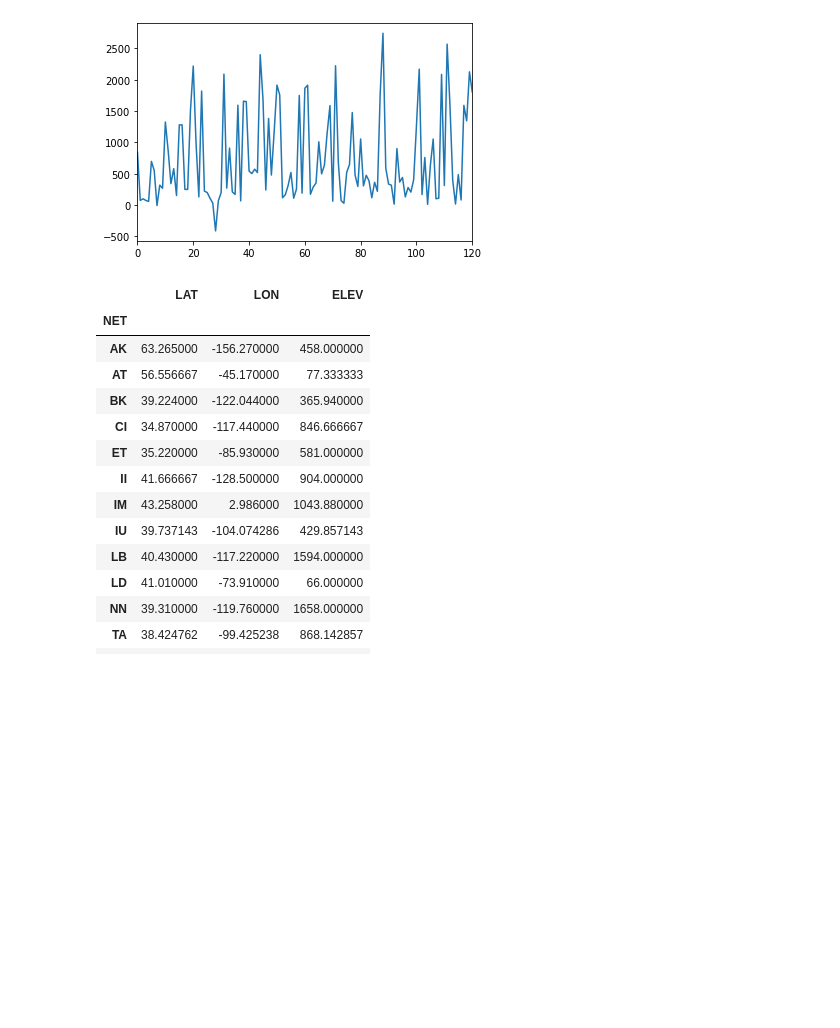
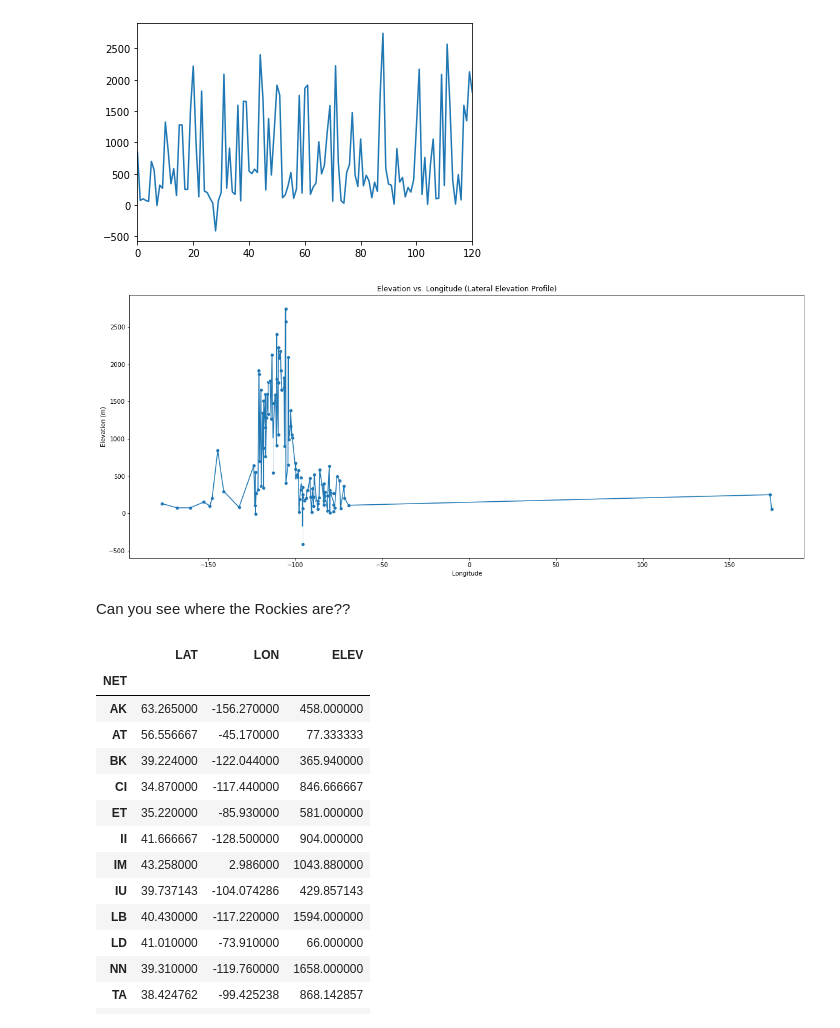
Before and after one commit to bdowdell/USArray_viz, a Jupyter notebook: nb/usarray_data_discovery.ipynb, the cells around one changed output. Cells and saved outputs as stored; diff of their text form; code cells hidden in the pictures; blank space fills up the shorter version.

Commit message:
Adds longitude vs. elevation plot

```diff
--- a/nb/usarray_data_discovery.ipynb
+++ b/nb/usarray_data_discovery.ipynb
@@ -264,6 +266,20 @@ df['ELEV'].plot()
 # %% [output]
 <matplotlib.axes._subplots.AxesSubplot at 0x...>
 [figure]
+# %%
+fig = plt.figure(figsize=(20,8))
+ax = fig.add_subplot()
+df_sorted_by_LON = df.sort_values(by='LON')
+sns.lineplot(x='LON', y='ELEV', data=df_sorted_by_LON)
+sns.scatterplot(x='LON', y='ELEV', data=df_sorted_by_LON)
+ax.set_xlabel('Longitude')
+ax.set_ylabel('Elevation (m)')
+ax.set_title('Elevation vs. Longitude (Lateral Elevation Profile)')
+plt.show()
+# %% [output]
+[figure, added]
+# %% [markdown]
+Can you see where the Rockies are??
 # %%
 df.groupby('NET').mean()
 # %% [output]
```
Also changed, not shown: parts of 7 cells of this notebook.
